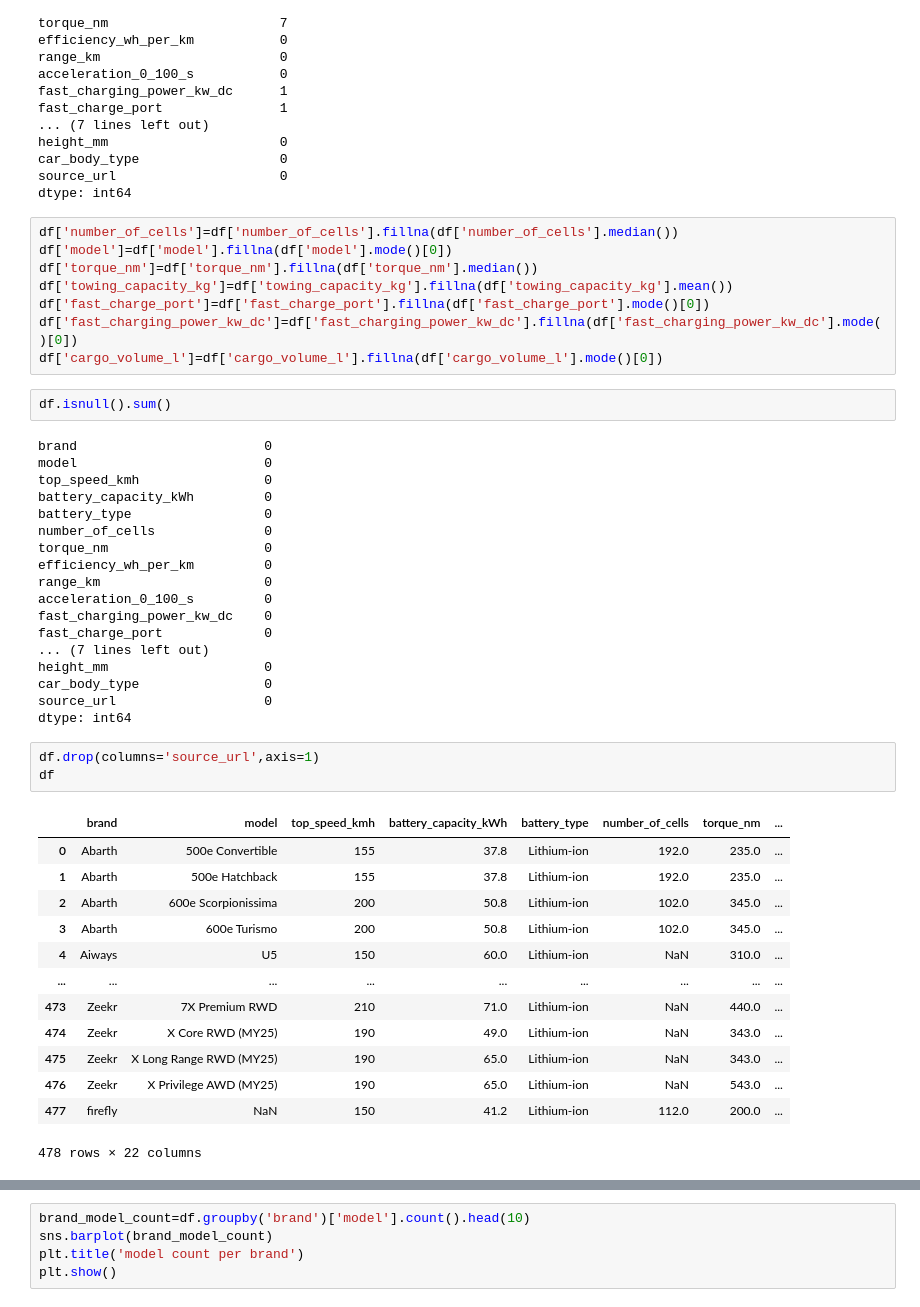
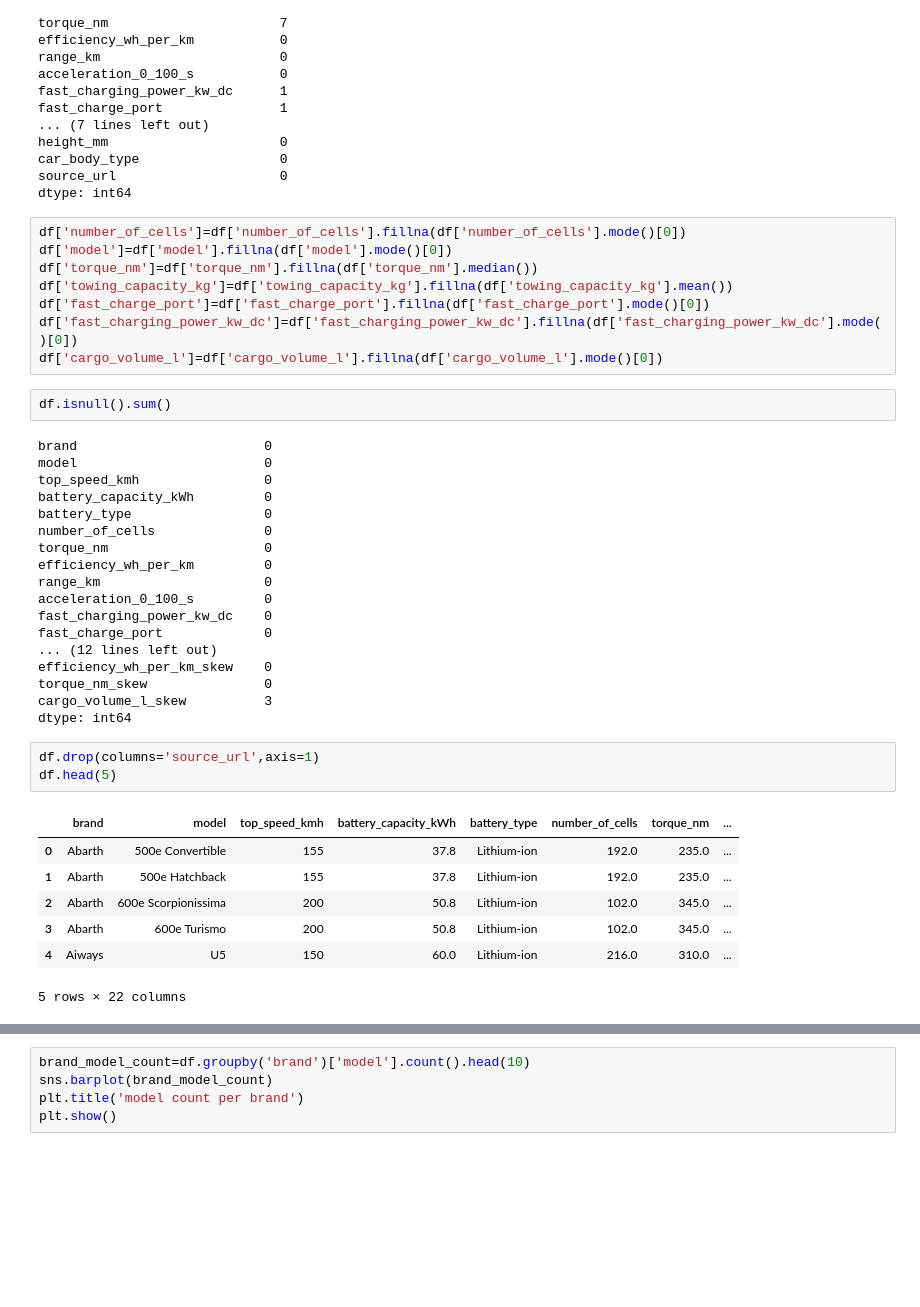
Before and after one commit to Dhineshsakthivel2007/EDA-Electricvechicle2025, a Jupyter notebook: eda3.ipynb, the cells around one changed output, grey strips where cells are left out. Cells and saved outputs as stored; diff of their text form; blank space fills up the shorter version.

```diff
--- a/eda3.ipynb
+++ b/eda3.ipynb
@@ -110,7 +105,7 @@ car_body_type                  0
 source_url                     0
 dtype: int64
 # %%
-df['number_of_cells']=df['number_of_cells'].fillna(df['number_of_cells'].median())
+df['number_of_cells']=df['number_of_cells'].fillna(df['number_of_cells'].mode()[0])
 df['model']=df['model'].fillna(df['model'].mode()[0])
 df['torque_nm']=df['torque_nm'].fillna(df['torque_nm'].median())
 df['towing_capacity_kg']=df['towing_capacity_kg'].fillna(df['towing_capacity_kg'].mean())
@@ -132,25 +127,19 @@ range_km                     0
 acceleration_0_100_s         0
 fast_charging_power_kw_dc    0
 fast_charge_port             0
-... (7 lines left out)
-height_mm                    0
-car_body_type                0
-source_url                   0
+... (12 lines left out)
+efficiency_wh_per_km_skew    0
+torque_nm_skew               0
+cargo_volume_l_skew          3
 dtype: int64
 # %%
 df.drop(columns='source_url',axis=1)
-df
+df.head(5)
 # %% [output]
 |  | brand | model | top_speed_kmh | battery_capacity_kWh | battery_type | number_of_cells | torque_nm | ... |
 | 0 | Abarth | 500e Convertible | 155 | 37.8 | Lithium-ion | 192.0 | 235.0 | ... |
 | 1 | Abarth | 500e Hatchback | 155 | 37.8 | Lithium-ion | 192.0 | 235.0 | ... |
 | 2 | Abarth | 600e Scorpionissima | 200 | 50.8 | Lithium-ion | 102.0 | 345.0 | ... |
 | 3 | Abarth | 600e Turismo | 200 | 50.8 | Lithium-ion | 102.0 | 345.0 | ... |
-| 4 | Aiways | U5 | 150 | 60.0 | Lithium-ion | NaN | 310.0 | ... |
-| ... | ... | ... | ... | ... | ... | ... | ... | ... |
-| 473 | Zeekr | 7X Premium RWD | 210 | 71.0 | Lithium-ion | NaN | 440.0 | ... |
-| 474 | Zeekr | X Core RWD (MY25) | 190 | 49.0 | Lithium-ion | NaN | 343.0 | ... |
-| 475 | Zeekr | X Long Range RWD (MY25) | 190 | 65.0 | Lithium-ion | NaN | 343.0 | ... |
-| 476 | Zeekr | X Privilege AWD (MY25) | 190 | 65.0 | Lithium-ion | NaN | 543.0 | ... |
-| 477 | firefly | NaN | 150 | 41.2 | Lithium-ion | 112.0 | 200.0 | ... |
+| 4 | Aiways | U5 | 150 | 60.0 | Lithium-ion | 216.0 | 310.0 | ... |
-478 rows × 22 columns
+5 rows × 22 columns
```
Also changed, not shown: parts of 23 cells of this notebook.
